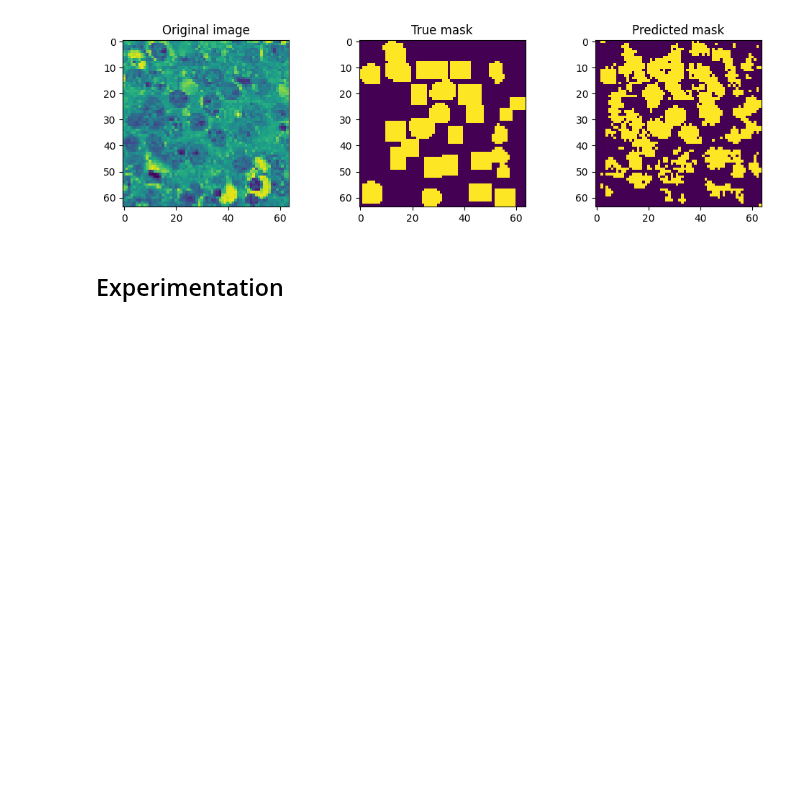
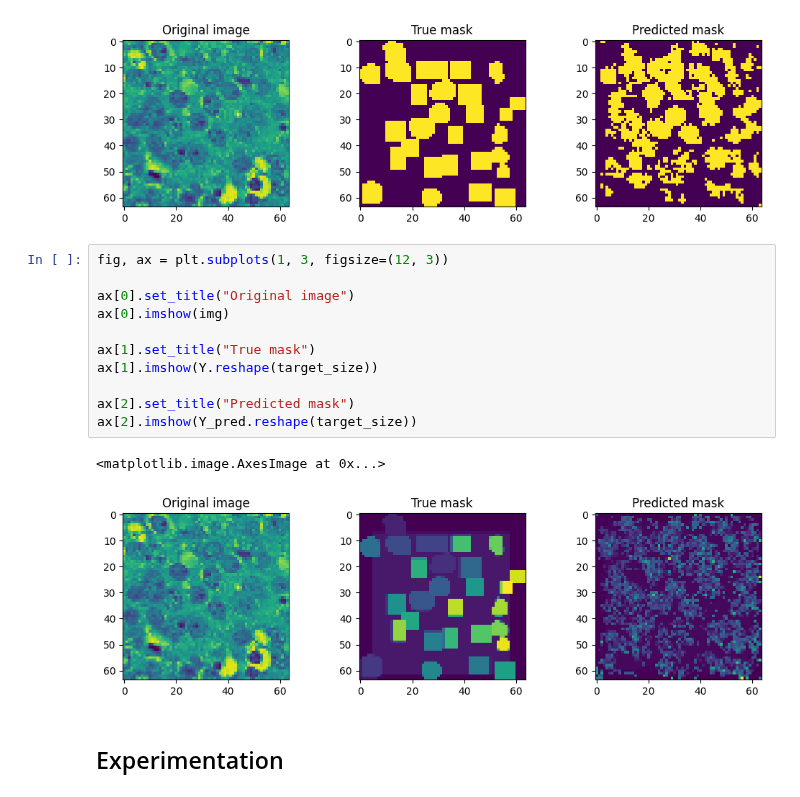
Before and after one commit to wangelam/ecse415Final, a Jupyter notebook: Supervised_SVM.ipynb, the cells around one changed output. Drawn from its saved outputs; the diff is of its cells as text; blank space fills up the shorter version.

```diff
--- a/Supervised_SVM.ipynb
+++ b/Supervised_SVM.ipynb
@@ -271,6 +273,20 @@ ax[2].imshow(Y_pred.reshape(target_size))
 # %% [output]
 <matplotlib.image.AxesImage at 0x...>
 [figure]
+# %%
+fig, ax = plt.subplots(1, 3, figsize=(12, 3))
+
+ax[0].set_title("Original image")
+ax[0].imshow(img)
+
+ax[1].set_title("True mask")
+ax[1].imshow(Y.reshape(target_size))
+
+ax[2].set_title("Predicted mask")
+ax[2].imshow(Y_pred.reshape(target_size))
+# %% [output]
+<matplotlib.image.AxesImage at 0x...>
+[figure, added]
 # %% [markdown]
 ## Experimentation
 # %%
```
Also changed, not shown: parts of 2 cells of this notebook.
